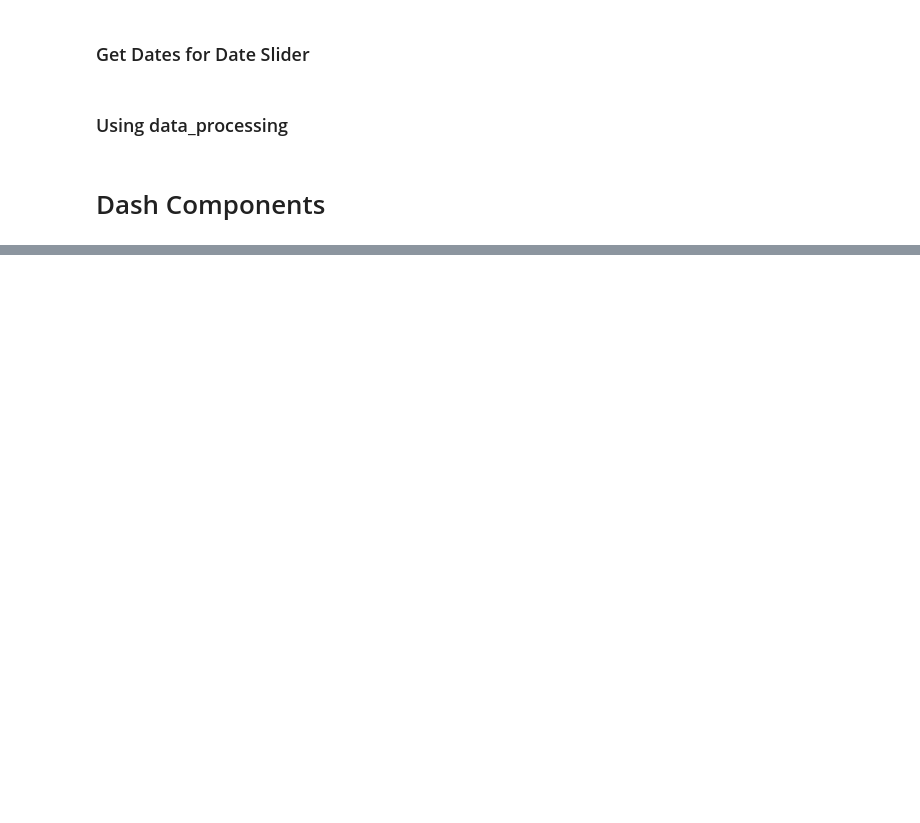
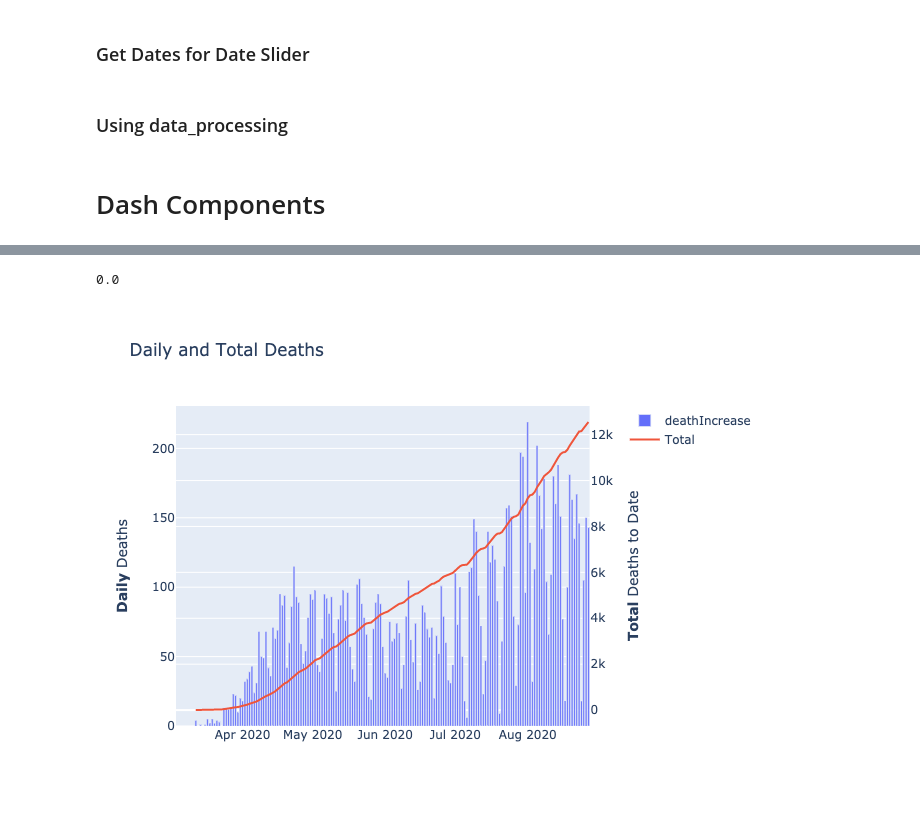
Before and after one commit to DanOvad/covid-hotspots, a Jupyter notebook: redesign.ipynb, the cells around one changed output, grey strips where cells are left out. Saved outputs shown, nothing was run; the diff lists cells and outputs as text; code cells hidden in the pictures; blank space fills up the shorter version.

```diff
--- a/redesign.ipynb
+++ b/redesign.ipynb
@@ -226,0 +286,30 @@ dcc.Store(id='store', data = df)
+# %%
+def scatter_deaths_states(covid_state_df,state):
+
+    state_mask = (covid_state_df['state'] == state)
+    covid_state_df[state_mask]
+
+    fig = go.Figure()
+    fig = make_subplots(specs=[[{"secondary_y":True}]])
+    fig.update_layout(height=500,title_text="Daily and Total Deaths")
+    fig.add_trace(go.Bar(x=covid_state_df[state_mask]['date'],
+            y=covid_state_df[state_mask]['deathIncrease'], name="deathIncrease"), secondary_y=False,
+        )
+    fig.add_trace(
+            go.Scatter(x=covid_state_df[state_mask]['date'],
+                y=covid_state_df[state_mask]['death'],
+                name="Total"
+            ),secondary_y=True
+        )
+    fig.update_yaxes(title_text="<b>Daily</b> Deaths", secondary_y=False)
+    fig.update_yaxes(title_text="<b>Total</b> Deaths to Date", secondary_y=True)
+
+    return fig
+# %%
+COVID_STATES_DF['death'].min()
+# %% [output]
+0.0
+# %%
+scatter_deaths_states(COVID_STATES_DF, 'CA')
+# %% [output]
+[figure, added]
```
Also changed, not shown: parts of 21 cells of this notebook, 4 other files.
